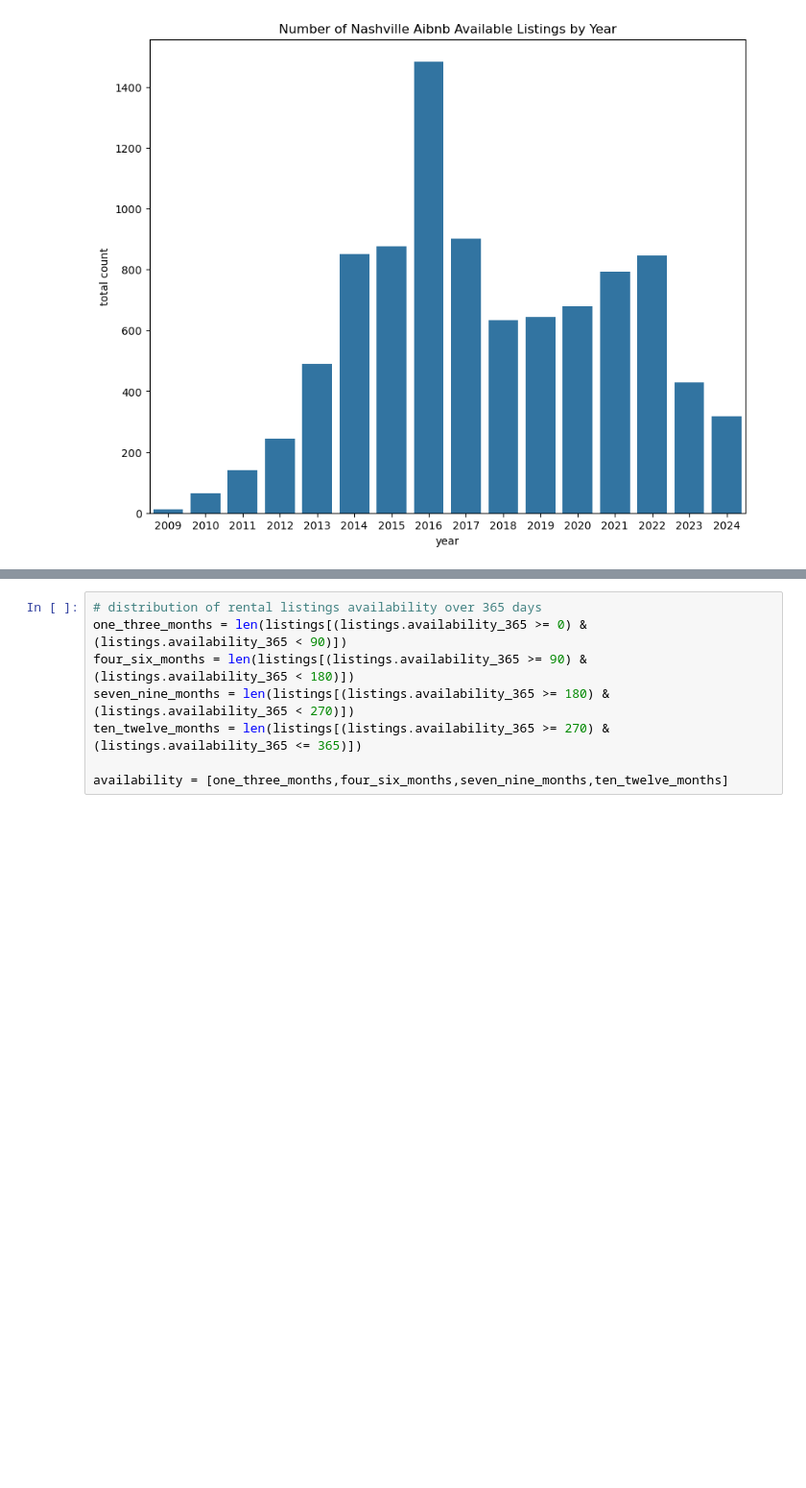
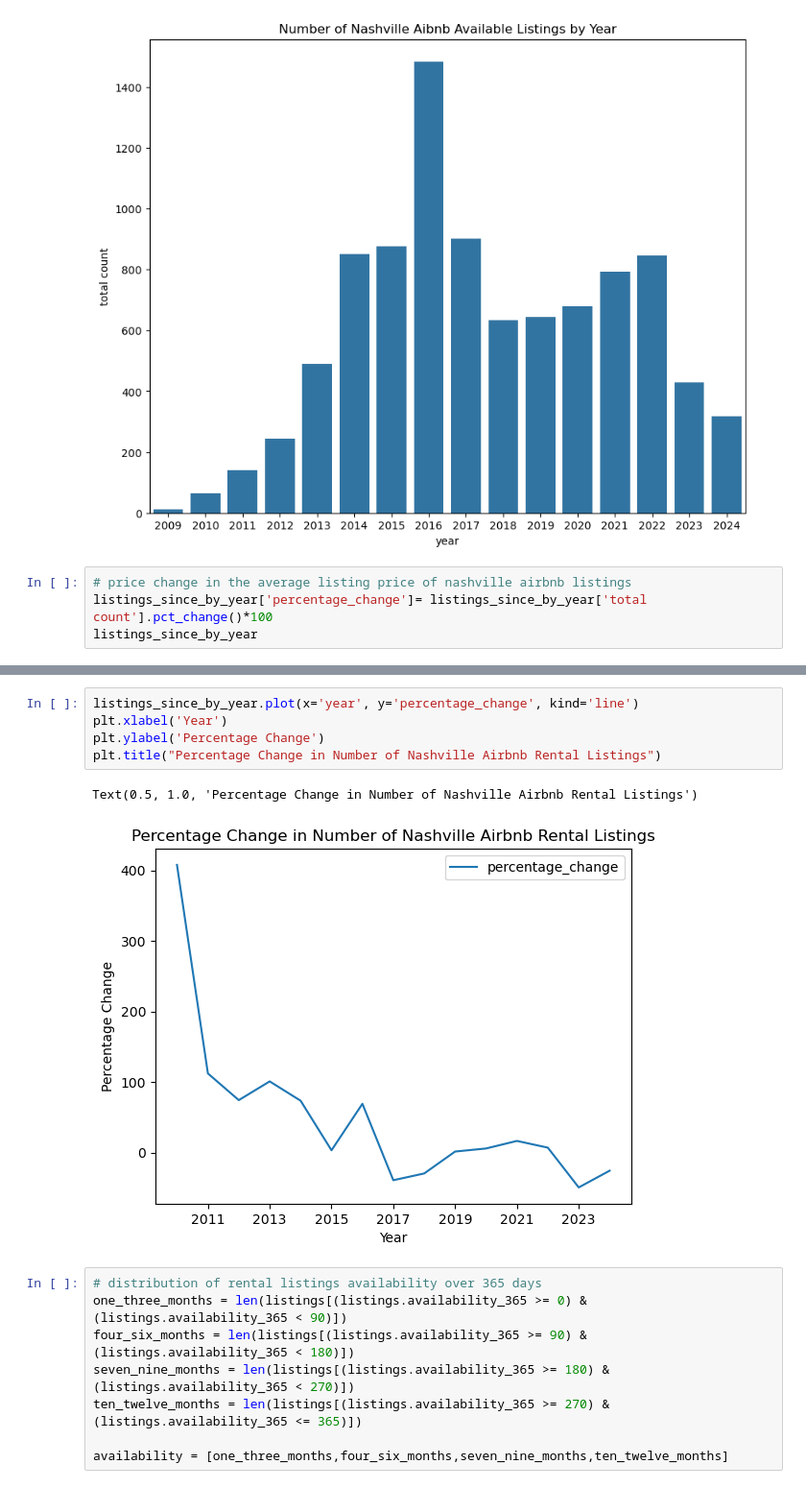
Before and after one commit to v-veena/Short_Term_Rental_Nashville_Capstone, a Jupyter notebook: notebook/shorterm_rental.ipynb, the cells around one changed output, grey strips where cells are left out. Shown at 96% size. Drawn from its saved outputs; the diff is of its cells as text; blank space fills up the shorter version.

```diff
--- a/notebook/shorterm_rental.ipynb
+++ b/notebook/shorterm_rental.ipynb
@@ -571,3 +478,7 @@ plt.title("Number of Nashville Aibnb Available Listings by Year")
 # %% [output]
 Text(0.5, 1.0, 'Number of Nashville Aibnb Available Listings by Year')
 [figure]
+# %%
+# price change in the average listing price of nashville airbnb listings
+listings_since_by_year['percentage_change']= listings_since_by_year['total count'].pct_change()*100
+listings_since_by_year
@@ -574,3 +503,11 @@ Text(0.5, 1.0, 'Number of Nashville Aibnb Available Listings by Year')
+# %%
+listings_since_by_year.plot(x='year', y='percentage_change', kind='line')
+plt.xlabel('Year')
+plt.ylabel('Percentage Change')
+plt.title("Percentage Change in Number of Nashville Airbnb Rental Listings")
+# %% [output]
+Text(0.5, 1.0, 'Percentage Change in Number of Nashville Airbnb Rental Listings')
+[figure, added]
 # %%
 # distribution of rental listings availability over 365 days
 one_three_months = len(listings[(listings.availability_365 >= 0) & (listings.availability_365 < 90)])
```
Also changed, not shown: parts of 13 cells of this notebook, 1 other file.
